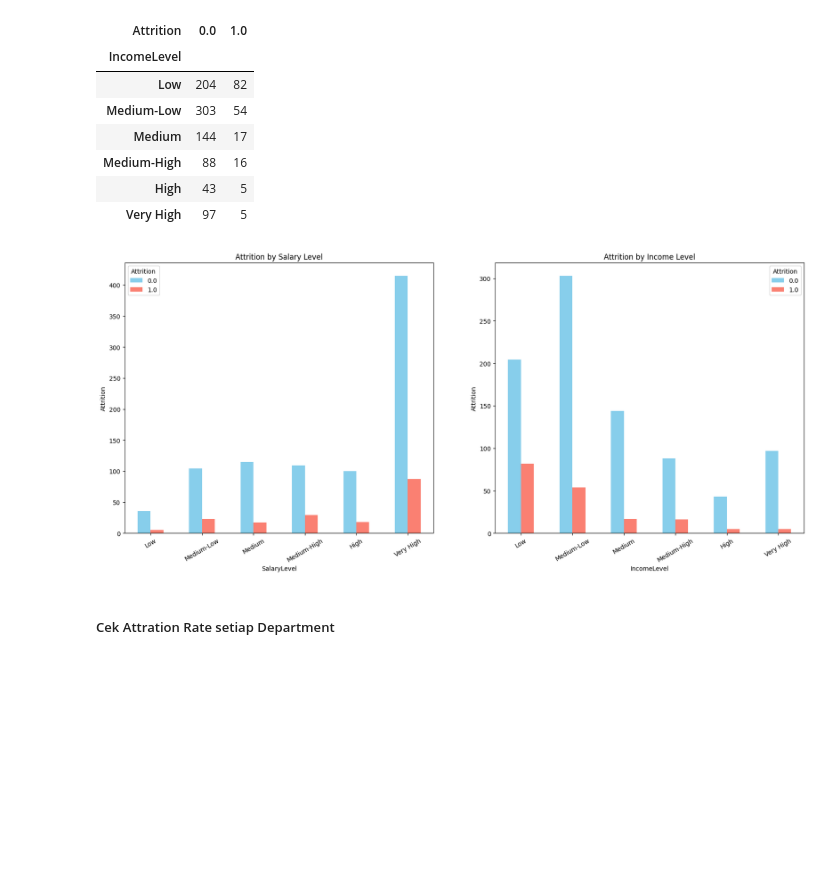
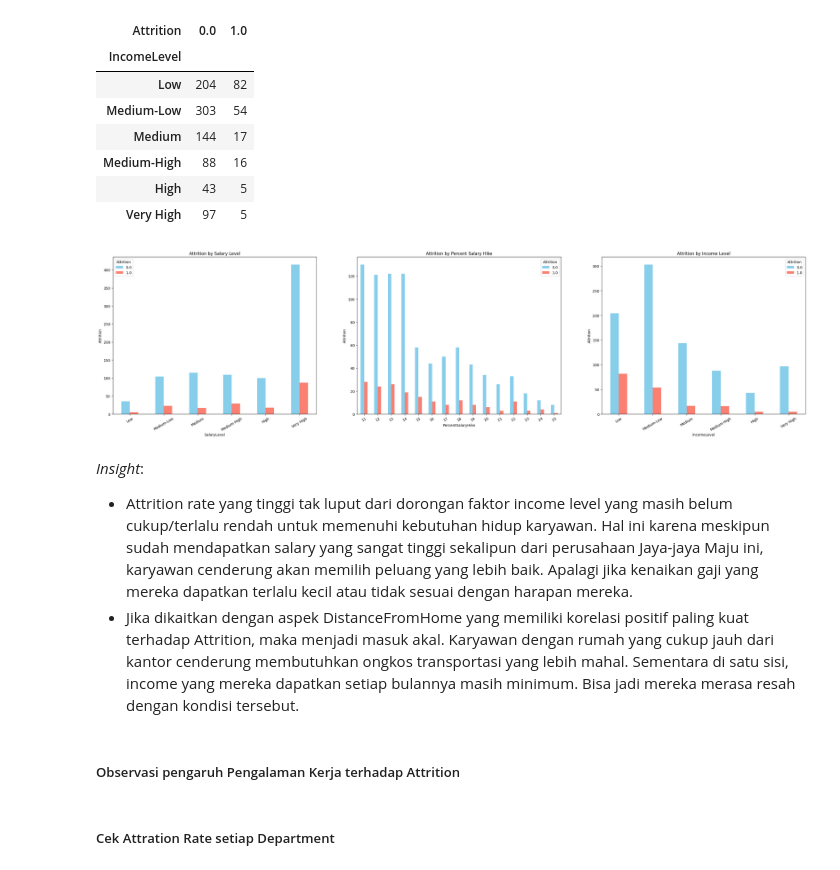
Before and after one commit to Sulbae/HR-Dashboard, a Jupyter notebook: notebook.ipynb, the cells around one changed output. Saved outputs shown, nothing was run; the diff lists cells and outputs as text; code cells hidden in the pictures; blank space fills up the shorter version.

```diff
--- a/notebook.ipynb
+++ b/notebook.ipynb
@@ -389,5 +389,5 @@ _Insight_:
 # %%
-salary_column = ['HourlyRate', 'DailyRate', 'MonthlyRate', 'MonthlyIncome']
+salary_column = ['HourlyRate', 'DailyRate', 'MonthlyRate', 'PercentSalaryHike', 'MonthlyIncome']
 
 salary_df = selected_df.copy()
 salary_df = salary_df[['EmployeeId'] + salary_column + ['Attrition']]
@@ -419,3 +419,7 @@ att_salary
 | Medium-High | 109 | 29 |
 | High | 100 | 18 |
 | Very High | 415 | 87 |
+# %%
+att_salary_hike = salary_df.groupby('PercentSalaryHike')['Attrition'].value_counts().unstack()
+
+att_salary_hike
@@ -433,23 +455,33 @@ att_income
 | High | 43 | 5 |
 | Very High | 97 | 5 |
 # %%
-fig, axes = plt.subplots(1, 2, figsize=(20, 8))
+fig, axes = plt.subplots(1, 3, figsize=(35, 8))
 
 axes[0].set_title('Attrition by Salary Level')
-axes[1].set_title('Attrition by Income Level')
+axes[1].set_title('Attrition by Percent Salary Hike')
+axes[2].set_title('Attrition by Income Level')
 
 att_salary.plot(kind='bar', stacked=False, color=['skyblue', 'salmon'], ax=axes[0])
-att_income.plot(kind='bar', stacked=False, color=['skyblue', 'salmon'], ax=axes[1])
+att_salary_hike.plot(kind='bar', stacked=False, color=['skyblue', 'salmon'], ax=axes[1])
+att_income.plot(kind='bar', stacked=False, color=['skyblue', 'salmon'], ax=axes[2])
 
 axes[0].set_xticklabels(axes[0].get_xticklabels(), rotation=30)
 axes[1].set_xticklabels(axes[1].get_xticklabels(), rotation=30)
+axes[2].set_xticklabels(axes[2].get_xticklabels(), rotation=30)
 
 axes[0].set_ylabel('Attrition')
 axes[1].set_ylabel('Attrition')
+axes[2].set_ylabel('Attrition')
 
 plt.show()
 # %% [output]
-[figure, old version]
+[figure, new version]
+# %% [markdown]
+_Insight_:
+* Attrition rate yang tinggi tak luput dari dorongan faktor income level yang masih belum cukup/terlalu rendah untuk memenuhi kebutuhan hidup karyawan. Hal ini karena meskipun sudah mendapatkan salary yang sangat tinggi sekalipun dari perusahaan Jaya-jaya Maju ini, karyawan cenderung akan memilih peluang yang lebih baik. Apalagi jika kenaikan gaji yang mereka dapatkan terlalu kecil atau tidak sesuai dengan harapan mereka.
+* Jika dikaitkan dengan aspek DistanceFromHome yang memiliki korelasi positif paling kuat terhadap Attrition, maka menjadi masuk akal. Karyawan dengan rumah yang cukup jauh dari kantor cenderung membutuhkan ongkos transportasi yang lebih mahal. Sementara di satu sisi, income yang mereka dapatkan setiap bulannya masih minimum. Bisa jadi mereka merasa resah dengan kondisi tersebut.
+# %% [markdown]
+##### Observasi pengaruh Pengalaman Kerja terhadap Attrition
 # %% [markdown]
 ##### Cek Attration Rate setiap Department
 # %%
```
Also changed, not shown: parts of 3 cells of this notebook.
